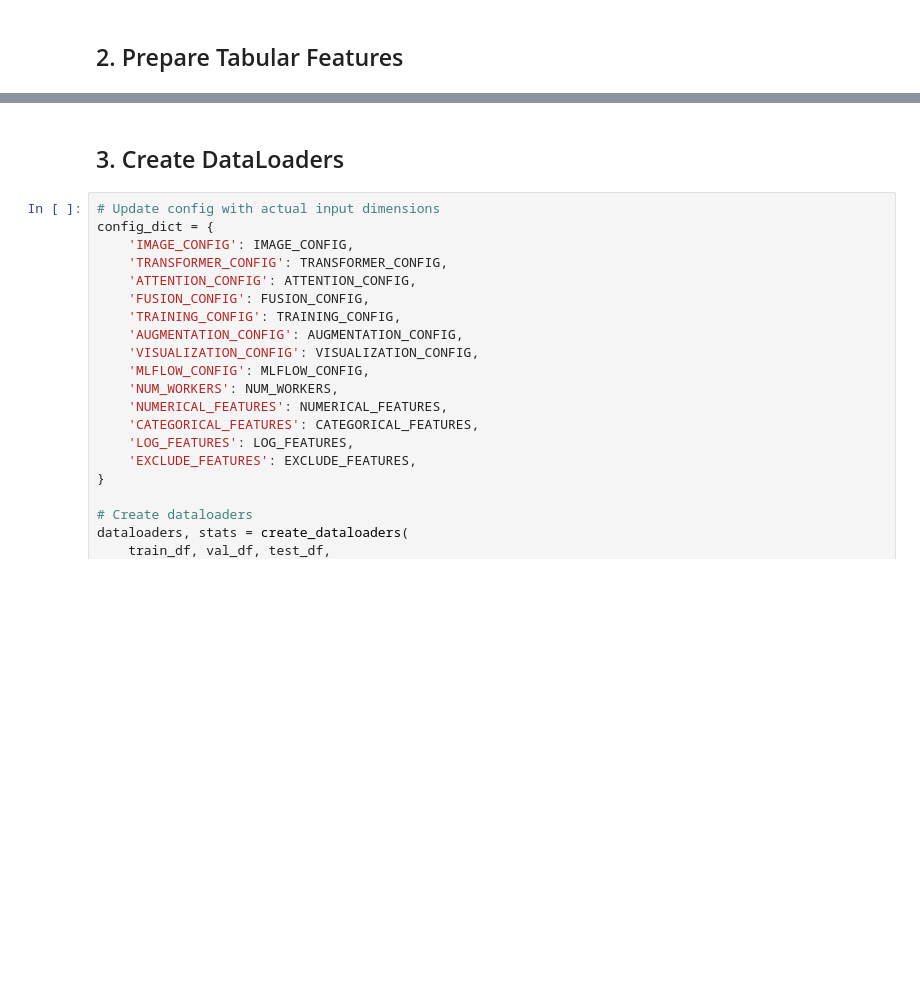
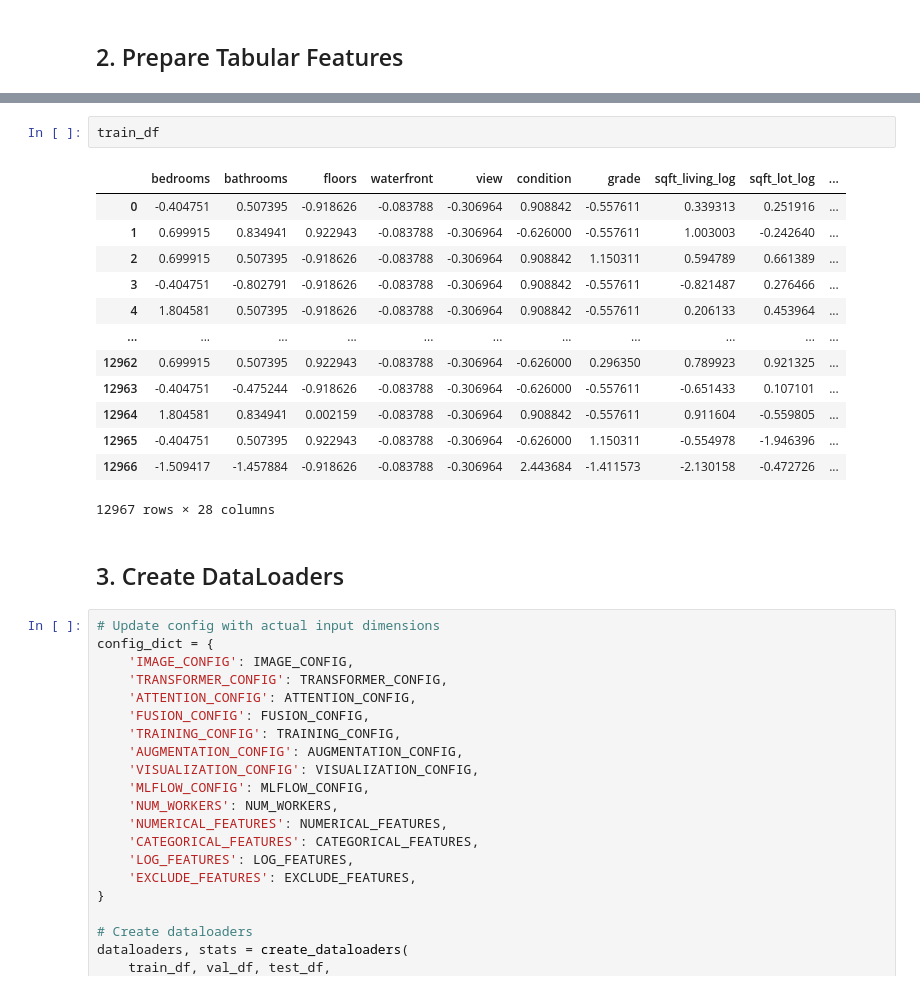
Before and after one commit to oyaah/Satellite-property-valuation-CDC-X-Yhills-, a Jupyter notebook: Approach_2/notebooks/train_attention_model.ipynb, the cells around one changed output, grey strips where cells are left out. Cells and saved outputs as stored; diff of their text form; blank space fills up the shorter version.

Commit message:
Update notebooks and training pipeline

```diff
--- a/Approach_2/notebooks/train_attention_model.ipynb
+++ b/Approach_2/notebooks/train_attention_model.ipynb
@@ -87,3 +132,19 @@ print(f"  First 10: {feature_columns[:10]}")
+# %%
+train_df
+# %% [output]
+|  | bedrooms | bathrooms | floors | waterfront | view | condition | grade | sqft_living_log | sqft_lot_log | ... |
+| 0 | -0.404751 | 0.507395 | -0.918626 | -0.083788 | -0.306964 | 0.908842 | -0.557611 | 0.339313 | 0.251916 | ... |
+| 1 | 0.699915 | 0.834941 | 0.922943 | -0.083788 | -0.306964 | -0.626000 | -0.557611 | 1.003003 | -0.242640 | ... |
+| 2 | 0.699915 | 0.507395 | -0.918626 | -0.083788 | -0.306964 | 0.908842 | 1.150311 | 0.594789 | 0.661389 | ... |
+| 3 | -0.404751 | -0.802791 | -0.918626 | -0.083788 | -0.306964 | 0.908842 | -0.557611 | -0.821487 | 0.276466 | ... |
+| 4 | 1.804581 | 0.507395 | -0.918626 | -0.083788 | -0.306964 | 0.908842 | -0.557611 | 0.206133 | 0.453964 | ... |
+| ... | ... | ... | ... | ... | ... | ... | ... | ... | ... | ... |
+| 12962 | 0.699915 | 0.507395 | 0.922943 | -0.083788 | -0.306964 | -0.626000 | 0.296350 | 0.789923 | 0.921325 | ... |
+| 12963 | -0.404751 | -0.475244 | -0.918626 | -0.083788 | -0.306964 | -0.626000 | -0.557611 | -0.651433 | 0.107101 | ... |
+| 12964 | 1.804581 | 0.834941 | 0.002159 | -0.083788 | -0.306964 | 0.908842 | -0.557611 | 0.911604 | -0.559805 | ... |
+| 12965 | -0.404751 | 0.507395 | 0.922943 | -0.083788 | -0.306964 | -0.626000 | 1.150311 | -0.554978 | -1.946396 | ... |
+| 12966 | -1.509417 | -1.457884 | -0.918626 | -0.083788 | -0.306964 | 2.443684 | -1.411573 | -2.130158 | -0.472726 | ... |
+12967 rows × 28 columns
 # %% [markdown]
 ## 3. Create DataLoaders
 # %%
```
Also changed, not shown: parts of 17 cells of this notebook, 7 other files.
